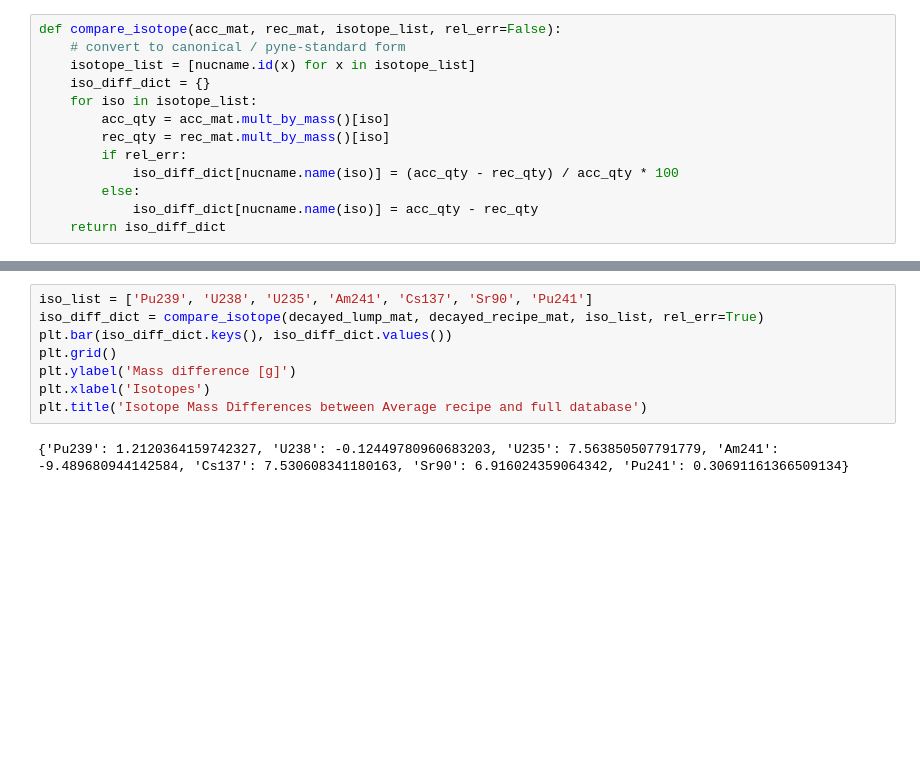
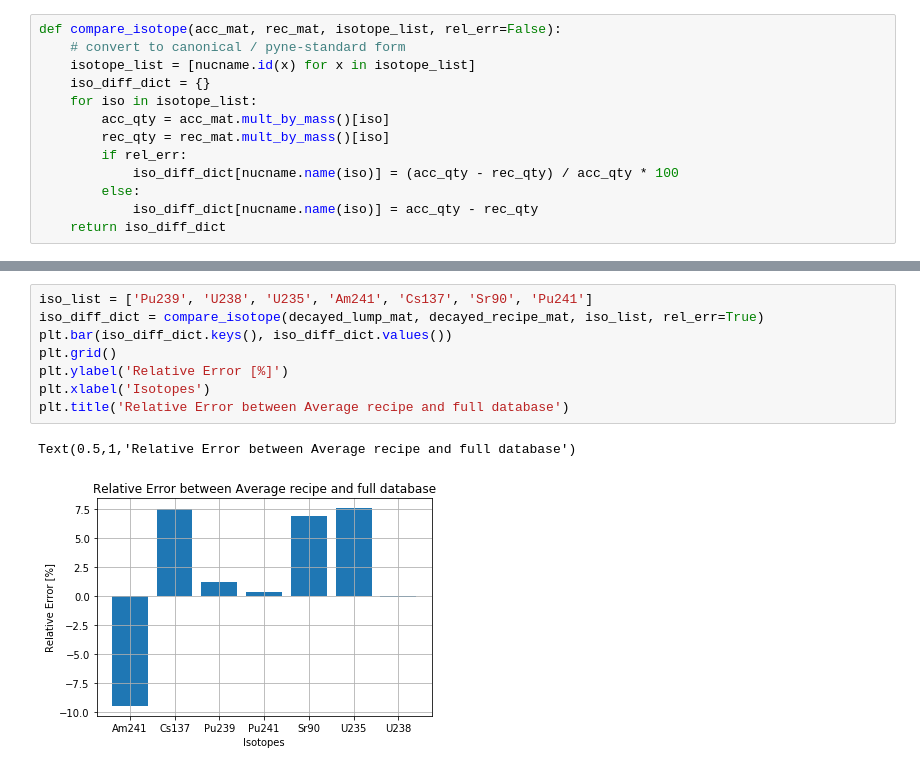
Before and after one commit to katyhuff/2018-bae-ornl, a Jupyter notebook: input/udb/udb-sensitivity.ipynb, the cells around one changed output, grey strips where cells are left out. Drawn from its saved outputs; the diff is of its cells as text; blank space fills up the shorter version.

Commit message:
relative error

```diff
--- a/input/udb/udb-sensitivity.ipynb
+++ b/input/udb/udb-sensitivity.ipynb
@@ -475,10 +474,11 @@ Text(0.5,1,'Isotope Mass Differences between Average recipe and full database')
 # %%
 iso_list = ['Pu239', 'U238', 'U235', 'Am241', 'Cs137', 'Sr90', 'Pu241']
 iso_diff_dict = compare_isotope(decayed_lump_mat, decayed_recipe_mat, iso_list, rel_err=True)
 plt.bar(iso_diff_dict.keys(), iso_diff_dict.values())
 plt.grid()
-plt.ylabel('Mass difference [g]')
+plt.ylabel('Relative Error [%]')
 plt.xlabel('Isotopes')
-plt.title('Isotope Mass Differences between Average recipe and full database')
+plt.title('Relative Error between Average recipe and full database')
 # %% [output]
-{'Pu239': 1.2120364159742327, 'U238': -0.12449780960683203, 'U235': 7.563850507791779, 'Am241': -9.489680944142584, 'Cs137': 7.530608341180163, 'Sr90': 6.916024359064342, 'Pu241': 0.30691161366509134}
+Text(0.5,1,'Relative Error between Average recipe and full database')
+[figure, added]
```
Also changed, not shown: parts of 1 cell of this notebook.
